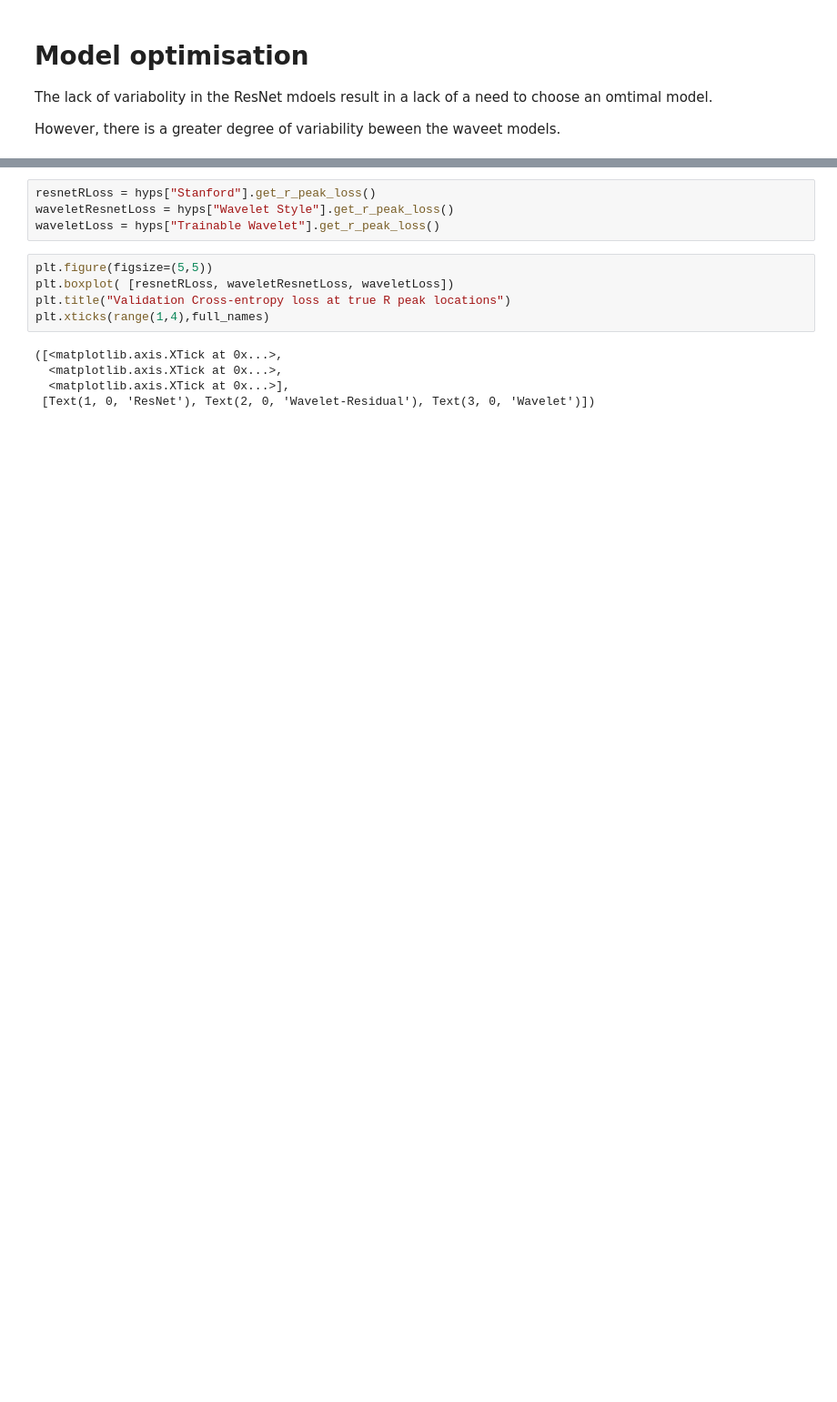
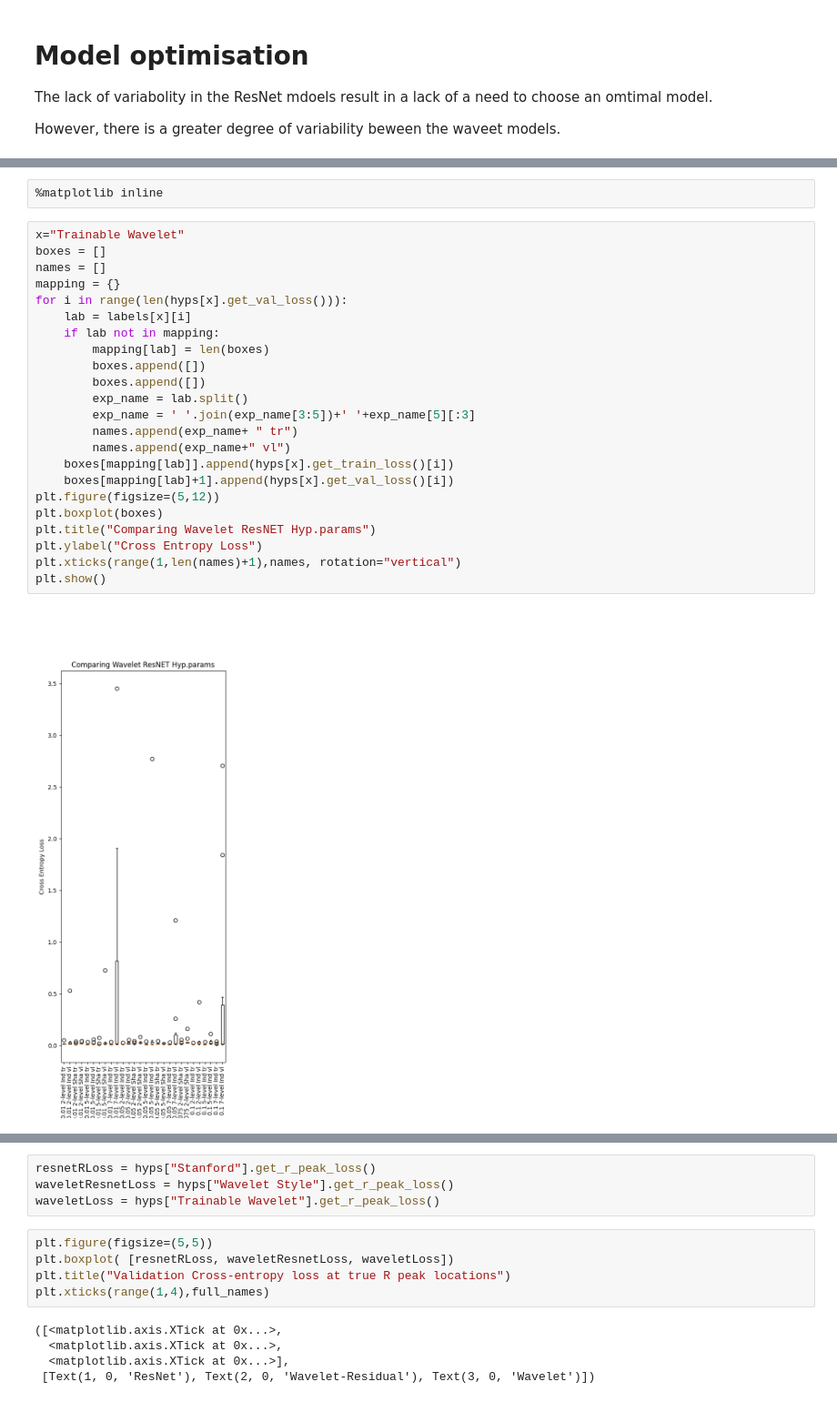
Before and after one commit to andrew-nash/fyp, a Jupyter notebook: empirical_experiments.ipynb, the cells around one changed output, grey strips where cells are left out. Shown at 91% size. Saved outputs shown, nothing was run; the diff lists cells and outputs as text; blank space fills up the shorter version.

```diff
--- a/empirical_experiments.ipynb
+++ b/empirical_experiments.ipynb
@@ -179,0 +147,27 @@ Zooming in
+# %%
+%matplotlib inline
+# %%
+x="Trainable Wavelet"
+boxes = []
+names = []
+mapping = {}
+for i in range(len(hyps[x].get_val_loss())):
+    lab = labels[x][i]
+    if lab not in mapping:
+        mapping[lab] = len(boxes)
+        boxes.append([])
+        boxes.append([])
+        exp_name = lab.split()
+        exp_name = ' '.join(exp_name[3:5])+' '+exp_name[5][:3]
+        names.append(exp_name+ " tr")
+        names.append(exp_name+" vl")
+    boxes[mapping[lab]].append(hyps[x].get_train_loss()[i])
+    boxes[mapping[lab]+1].append(hyps[x].get_val_loss()[i])
+plt.figure(figsize=(5,12))
+plt.boxplot(boxes)
+plt.title("Comparing Wavelet ResNET Hyp.params")
+plt.ylabel("Cross Entropy Loss")
+plt.xticks(range(1,len(names)+1),names, rotation="vertical")
+plt.show()
+# %% [output]
+[figure, added]
```
Also changed, not shown: parts of 29 cells of this notebook, 7 other files.
